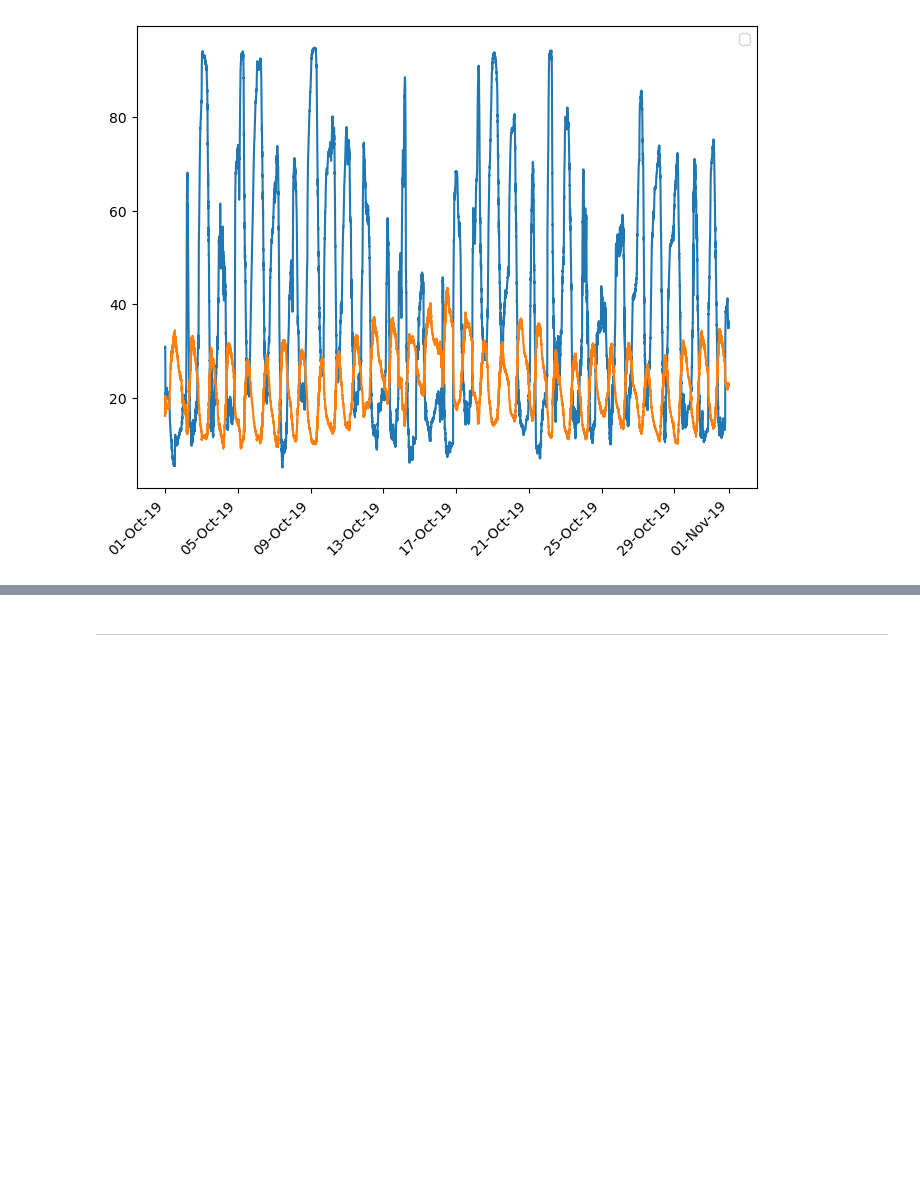
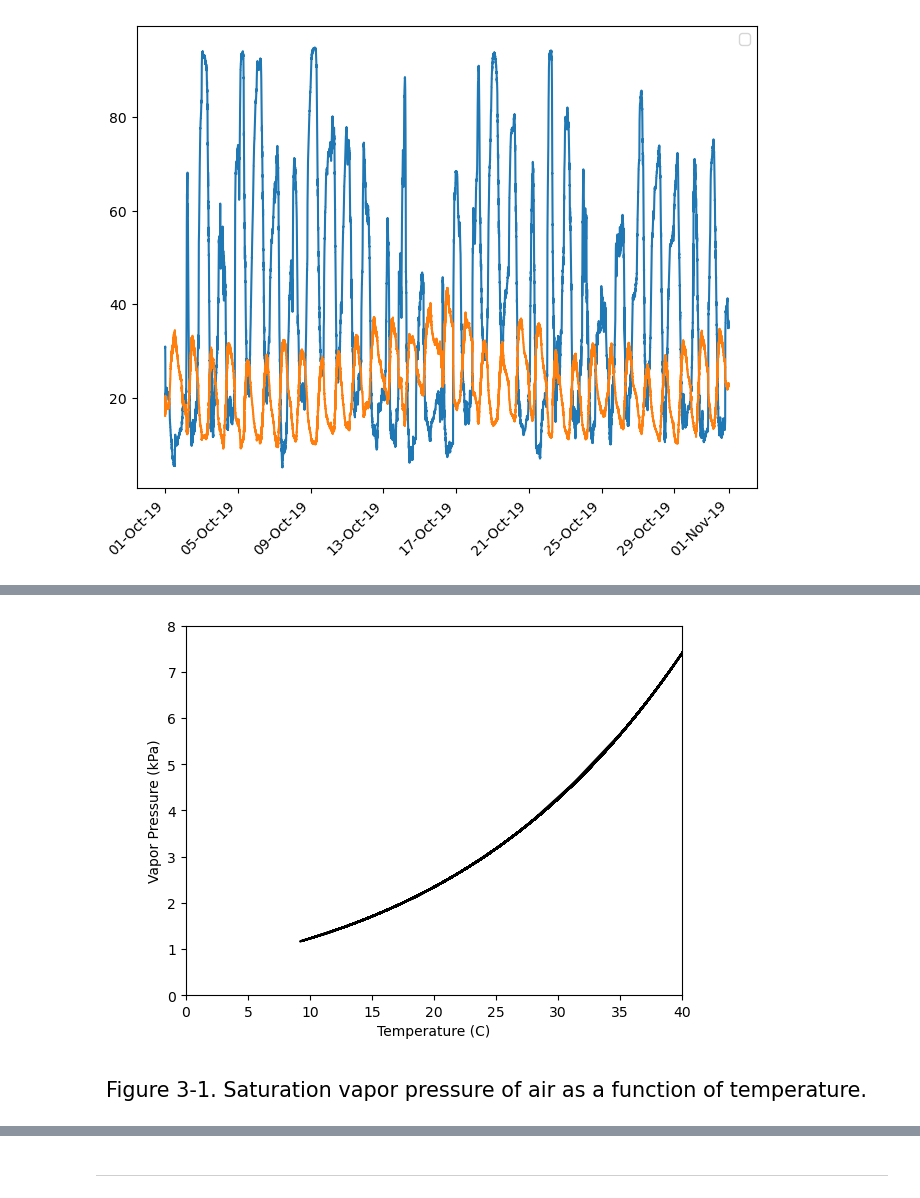
Before and after one commit to mwidas/eds217_2023, a Jupyter notebook: practice_sessions/practice_5-1_matplotlib.ipynb, the cells around one changed output, grey strips where cells are left out. Cells and saved outputs as stored; diff of their text form; code cells hidden in the pictures; blank space fills up the shorter version.

```diff
--- a/practice_sessions/practice_5-1_matplotlib.ipynb
+++ b/practice_sessions/practice_5-1_matplotlib.ipynb
@@ -114,6 +117,31 @@ where $ T_a $ is the air temperature in °C, $ a = 0.611  $ kPa,  $ b = 17.502
 1. Compare your plot to Figure 3-1 in Campbell and Norman (1998), included below. Do they look more or less the same?
 
 ![cn](./assets/campbell_norman_fig3-1.png)
+# %%
+bsrn['SVP'] = 0.611 * (np.exp((17.52 * bsrn['T_degC'])/(bsrn['T_degC'] + 240.97)))
+bsrn.head()
+
+
+plt.plot(bsrn['T_degC'], bsrn['SVP'], color='k')
+
+#Add limits
+
+plt.xlim(0,40)
+plt.ylim(0,8)
+
+# Set axis labels
+plt.xlabel(r'Temperature (C)')
+plt.ylabel(r'Vapor Pressure (kPa)')
+
+# Set title
+txt = ('Figure 3-1. Saturation vapor pressure of air as a function of temperature.')
+plt.figtext(0, -0.1, txt, fontsize = 15)
+
+
+# Show the plot
+plt.show()
+# %% [output]
+[figure, added]
 # %% [markdown]
 ## 📚  <b> Practice 5. </b>
 The difference between saturation vapor pressure and ambient air pressure is called vapor pressure deficit, $\textit{VPD}$. $\textit{VPD}$ can be calculated from saturation vapor pressure and relative humidity, $h_r$, as follows:
```
Also changed, not shown: parts of 2 cells of this notebook.
